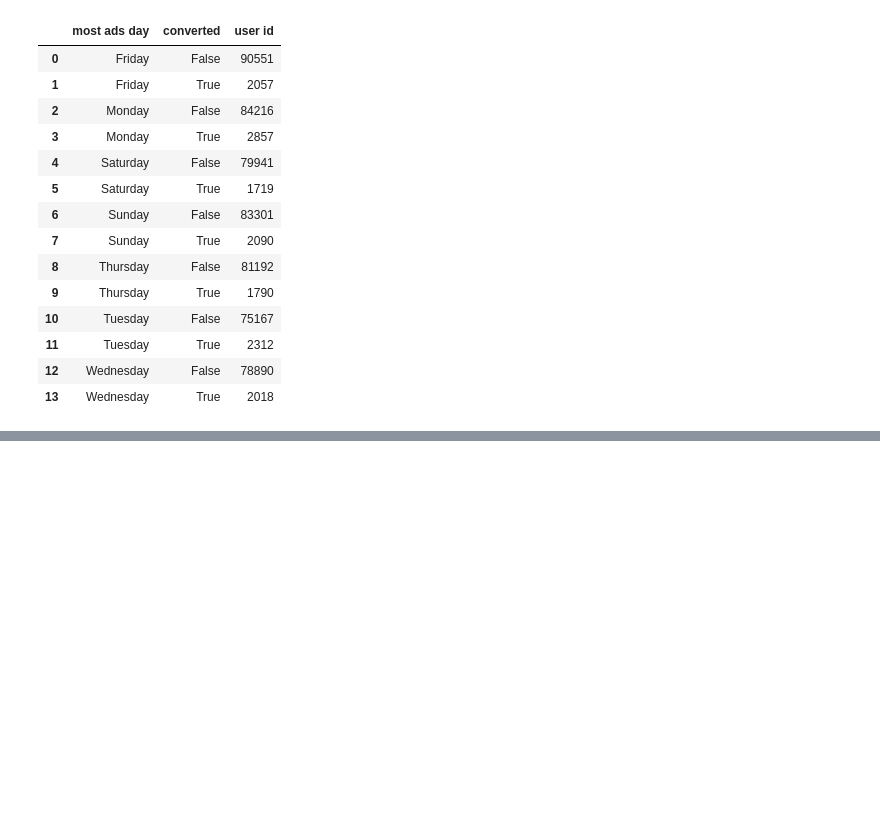
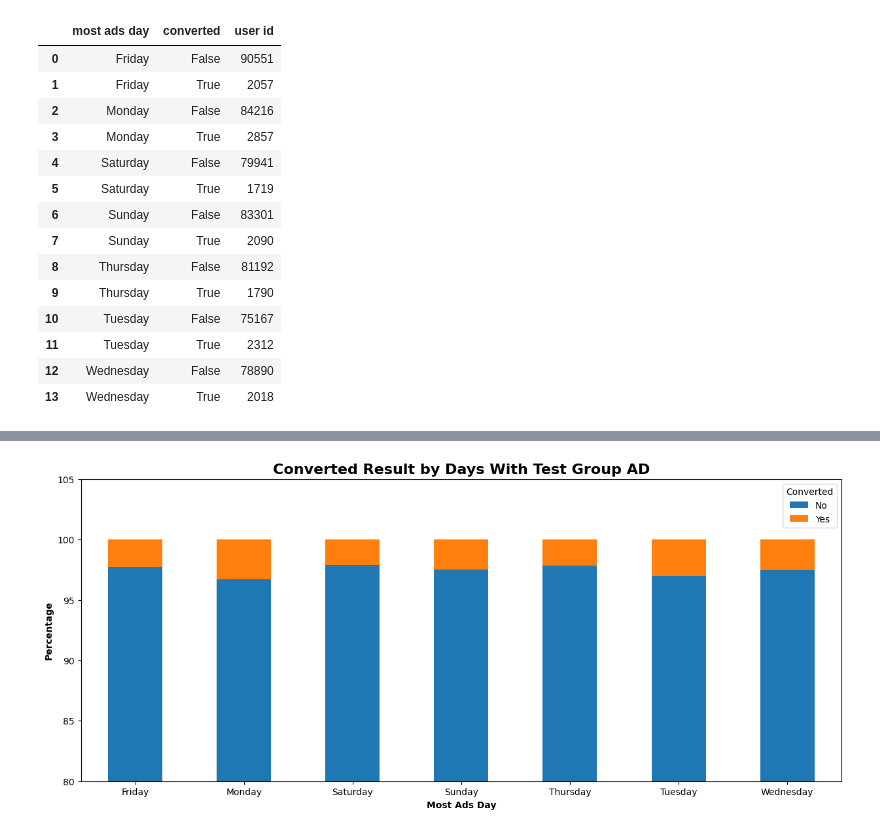
Before and after one commit to AmmarBaasir19/Portfolio, a Jupyter notebook: AB Testing/AB_Testing.ipynb, the cells around one changed output, grey strips where cells are left out. Saved outputs shown, nothing was run; the diff lists cells and outputs as text; code cells hidden in the pictures; blank space fills up the shorter version.

```diff
--- a/AB Testing/AB_Testing.ipynb
+++ b/AB Testing/AB_Testing.ipynb
@@ -254,0 +397,3 @@ df_most_hour
+# %%
+df_uni_day_con = df_uni_day_con.merge(df_uni_day_user_con, on=['test group', 'most ads day'], suffixes=('', '_total'))
+df_uni_day_con
@@ -254,0 +418,3 @@ df_most_hour
+# %%
+df_uni_day_con['percentage'] = round(((df_uni_day_con['user id']/df_uni_day_con['user id_total']) * 100), 2)
+df_uni_day_con
@@ -254,0 +439,3 @@ df_most_hour
+# %%
+df_uni_day_con_ad = df_uni_day_con[df_uni_day_con['test group'] == 'ad']
+df_uni_day_con_ad
@@ -254,0 +458,3 @@ df_most_hour
+# %%
+df_uni_day_con_ad = df_uni_day_con_ad.pivot_table(index='most ads day', columns='converted', values='percentage')
+df_uni_day_con_ad
@@ -254,0 +471,14 @@ df_most_hour
+# %%
+label = ['No', 'Yes']
+df_uni_day_con_ad.plot(kind='bar', stacked=True, figsize=(15, 6))
+
+plt.xticks(rotation=0)
+plt.xlabel('Most Ads Day', fontweight='bold')
+plt.ylabel('Percentage', fontweight='bold')
+plt.ylim(80, 105)
+plt.title('Converted Result by Days With Test Group AD', fontsize=16, fontweight='bold')
+plt.legend(title='Converted', labels=label)
+
+plt.show()
+# %% [output]
+[figure, added]
```
Also changed, not shown: parts of 67 cells of this notebook.
